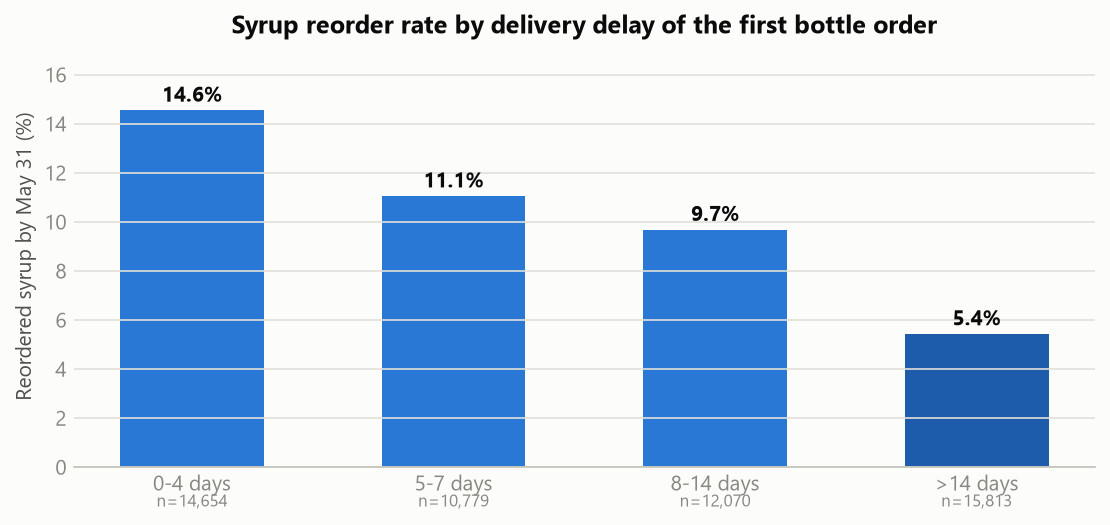
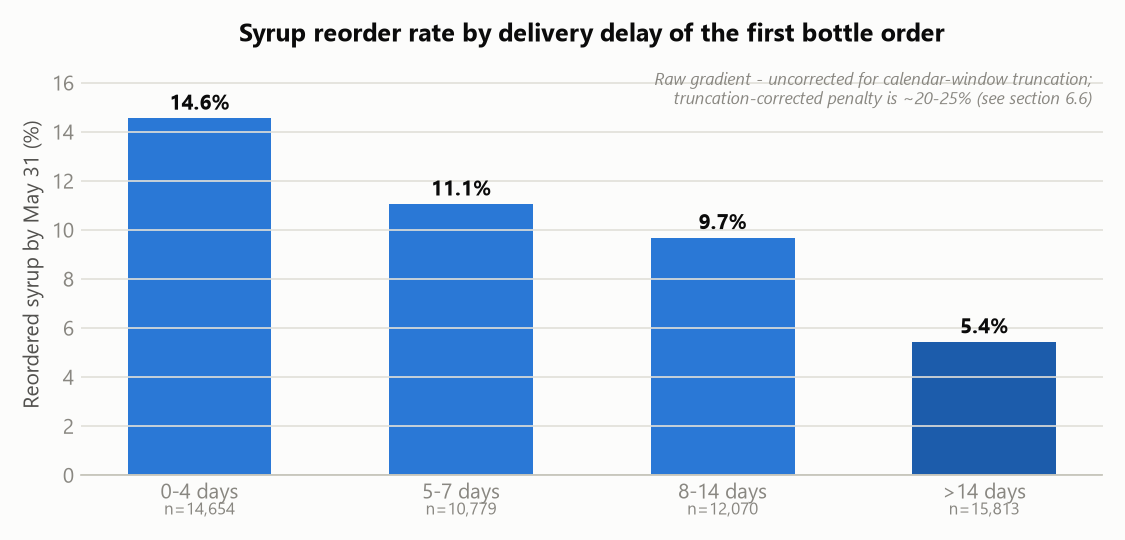
The change to this notebook cell's code, shown as a diff; its figure went from the first image to the second:
--- before
+++ after
@@ -10,4 +10,7 @@
 ax.set_ylabel("Reordered syrup by May 31 (%)")
 ax.grid(axis="x", visible=False); ax.tick_params(length=0)
+ax.text(0.99, 0.96, "Raw gradient - uncorrected for calendar-window truncation;\n"
+                    "truncation-corrected penalty is ~20-25% (see section 6.6)",
+        transform=ax.transAxes, ha="right", va="top", fontsize=8, color=MUTED, style="italic")
 fig.tight_layout()
 fig.savefig("charts/delay_vs_reorder.png", facecolor=SURFACE)

Commit: Correct audit artifact, tighten imprecise claims, annotate money chart